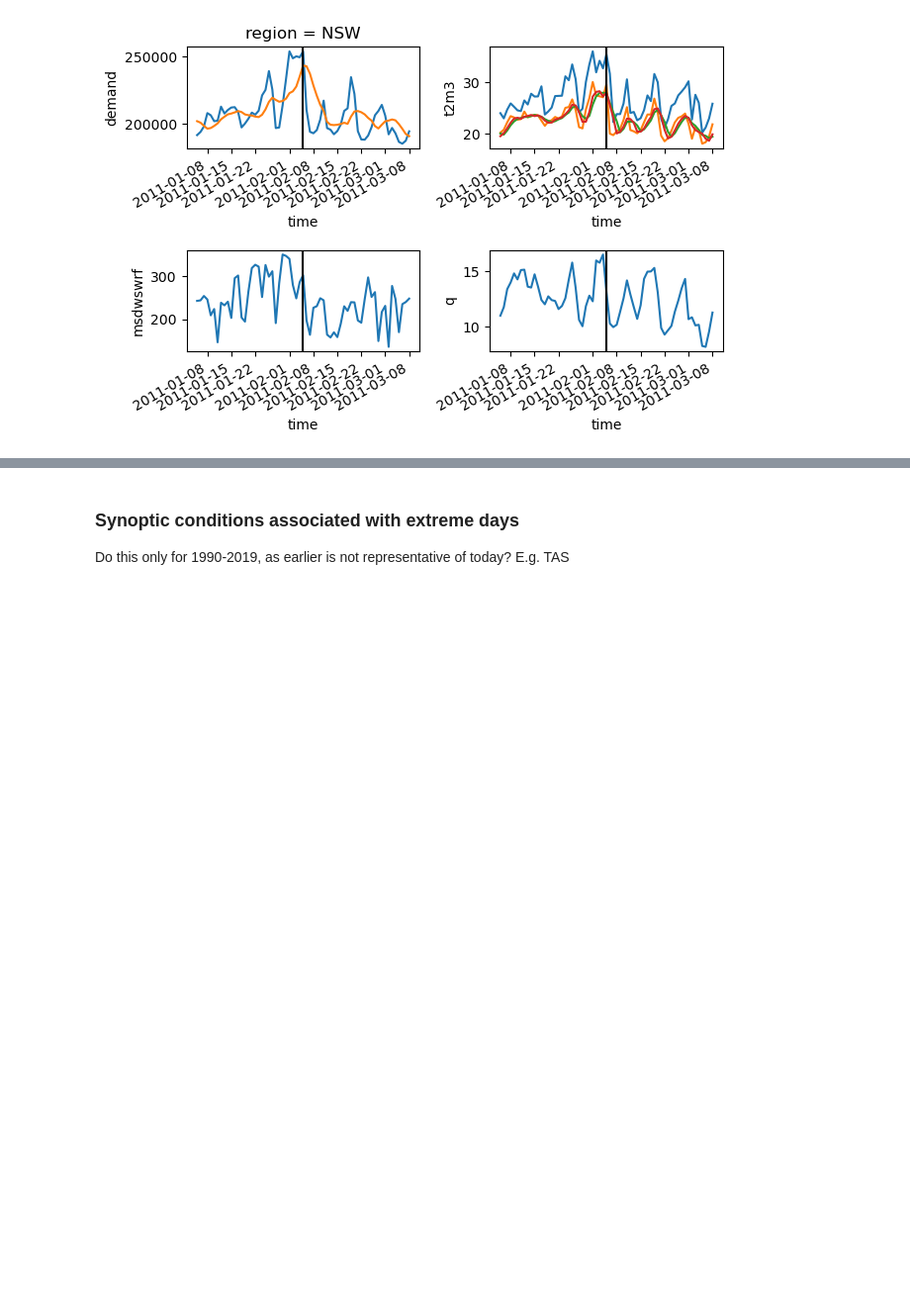
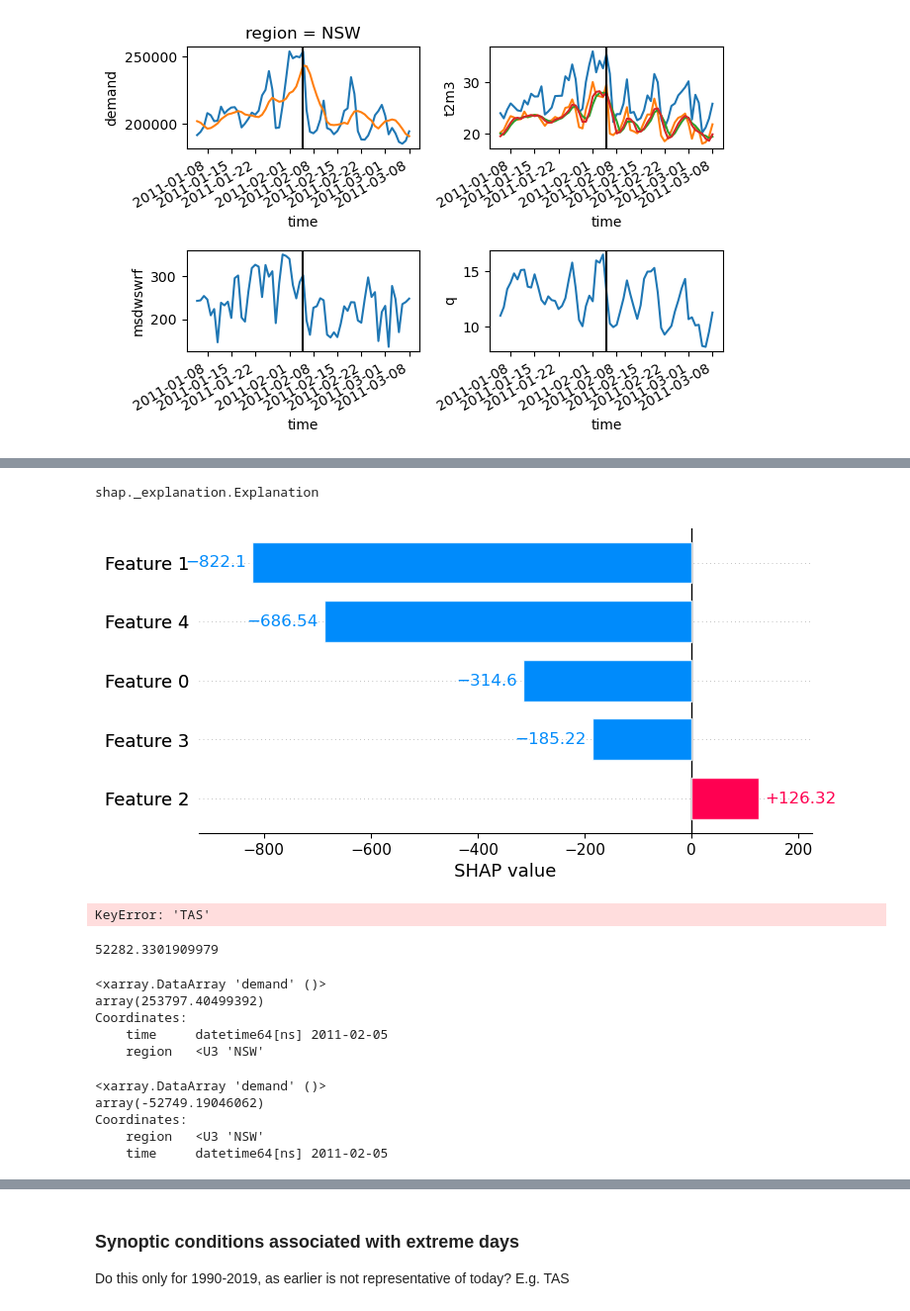
Before and after one commit to dougrichardson/demand_model, a Jupyter notebook: 19_analyse_NEM_ERA5.ipynb, the cells around one changed output, grey strips where cells are left out. Shown at 99% size. Cells and saved outputs as stored; diff of their text form; code cells hidden in the pictures; blank space fills up the shorter version.

```diff
--- a/19_analyse_NEM_ERA5.ipynb
+++ b/19_analyse_NEM_ERA5.ipynb
@@ -625,0 +515,6 @@ plt.subplots_adjust(wspace=0.3, hspace=1.)
+# %%
+with open(RESULTS_PATH + "/SHAP/random_forest/explainer" + ".sav", "wb") as f:
+     pickle.dump(explain_test, f)
+# %%
+with open(RESULTS_PATH + "/SHAP/random_forest/explainer" + ".sav", "rb") as f:
+     x = pickle.load(f)
@@ -625,0 +541,32 @@ plt.subplots_adjust(wspace=0.3, hspace=1.)
+# %%
+explain_test
+# %% [output]
+shap._explanation.Explanation
+# %%
+shap.plots.bar(x[0])
+# %% [output]
+[figure, added]
+# %%
+shap_test[r].loc[r_days_around]
+# %% [output]
+KeyError: 'TAS'
+# %%
+shap_test[r].loc[r_days_around].sum().sum()
+# %% [output]
+52282.3301909979
+# %%
+demand.sel(region=r, time="2011-02-05")
+# %% [output]
+<xarray.DataArray 'demand' ()>
+array(253797.40499392)
+Coordinates:
+    time     datetime64[ns] 2011-02-05
+    region   <U3 'NSW'
+# %%
+demand.sel(region=r).mean("time") - demand.sel(region=r, time="2011-02-05")
+# %% [output]
+<xarray.DataArray 'demand' ()>
+array(-52749.19046062)
+Coordinates:
+    region   <U3 'NSW'
+    time     datetime64[ns] 2011-02-05
```
Also changed, not shown: parts of 34 cells of this notebook.
